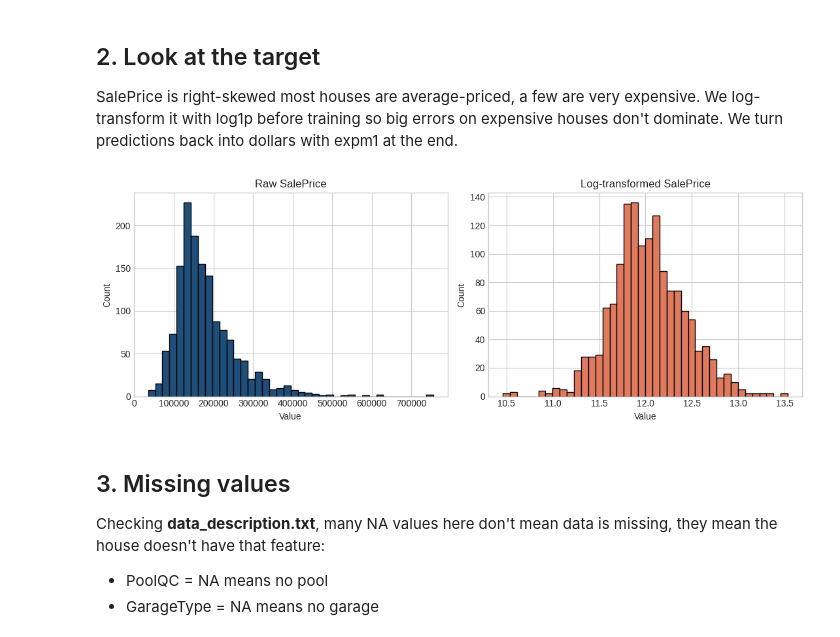
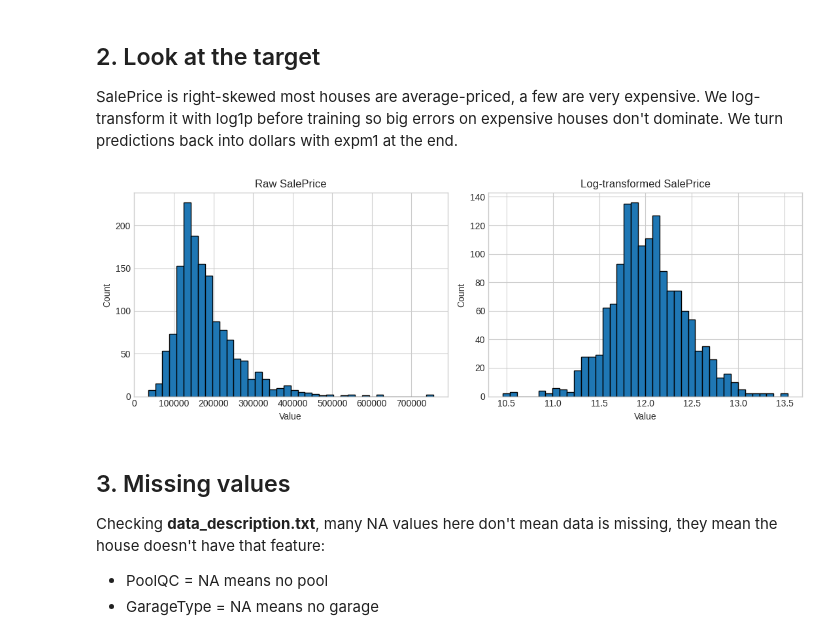
Before and after one commit to lavignenancy/House-Pricing-Gradient-Boosting-Encoding, a Jupyter notebook: house_prices.ipynb, the cells around one changed output. Saved outputs shown, nothing was run; the diff lists cells and outputs as text; code cells hidden in the pictures.

```diff
--- a/house_prices.ipynb
+++ b/house_prices.ipynb
@@ -47,26 +47,27 @@ Test dataset shape:       (1459, 80)
 
 SalePrice is right-skewed  most houses are average-priced, a few are very expensive. We log-transform it with log1p before training so big errors on expensive houses don't dominate. We turn predictions back into dollars with expm1 at the end.
 # %%
-target = train_df[TARGET_COLUMN]
+TARGET_COLUMN = 'SalePrice'
+target = train[TARGET_COLUMN]
 target_log = np.log1p(target)
 
 datasets = [
-    ('Raw SalePrice', target, '#1f4e79'),
-    ('Log-transformed SalePrice', target_log, '#e07a5f'),
+    ('Raw SalePrice', target),
+    ('Log-transformed SalePrice', target_log),
 ]
 
 fig, axes = plt.subplots(nrows=1, ncols=2, figsize=(11, 4))
 
-for ax, (label, data, color) in zip(axes, datasets):
-    ax.hist(data, bins=40, color=color, edgecolor='black')
+for ax, (label, data) in zip(axes, datasets):
+    ax.hist(data, bins=40, edgecolor='black')
     ax.set_title(label)
     ax.set_xlabel('Value')
     ax.set_ylabel('Count')
 
 plt.tight_layout()
 plt.show()
 # %% [output]
-[figure, old version]
+[figure, new version]
 # %% [markdown]
 ## 3. Missing values
 
```
Also changed, not shown: parts of 48 cells of this notebook, 2 other files.
